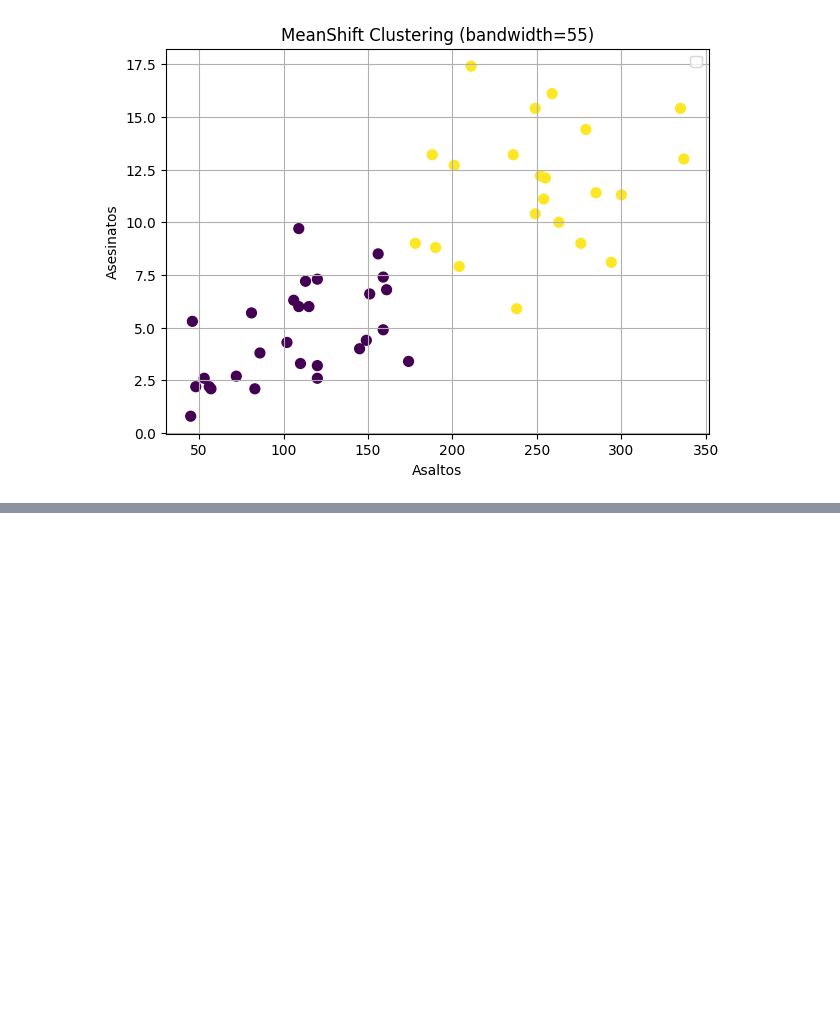
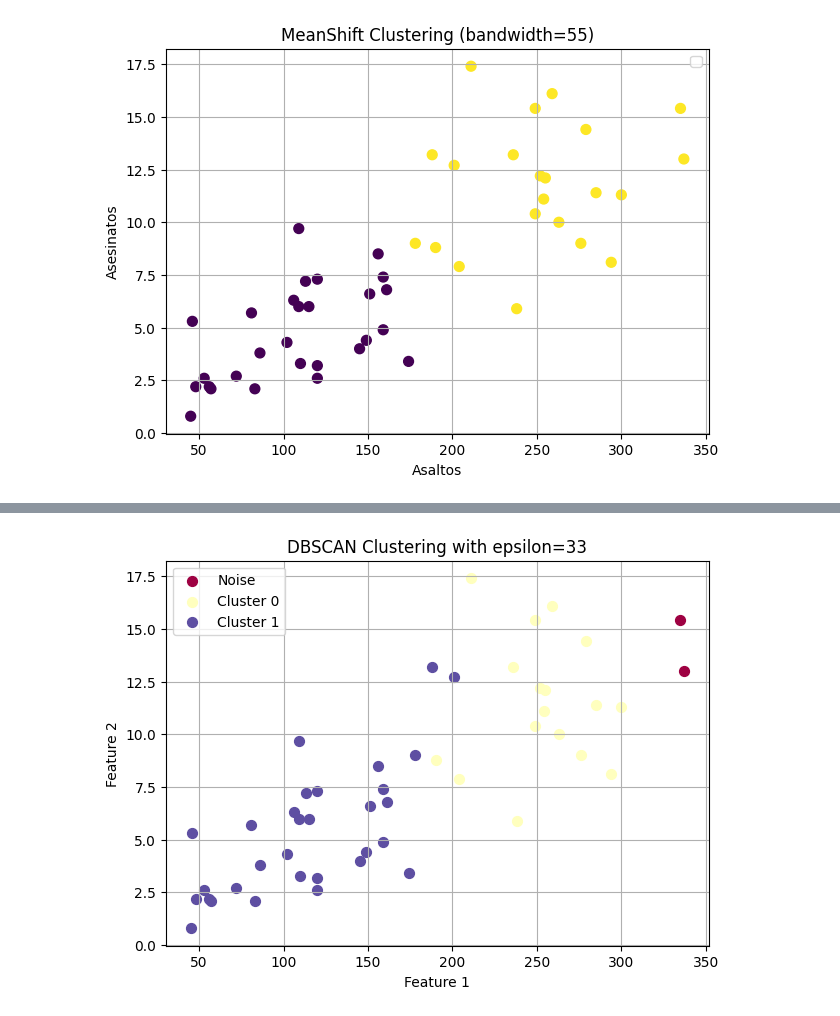
Before and after one commit to IvanGonzal0/Proyecto3_BigData_Clustering, a Jupyter notebook: Proyecto3_BigData_IvanGonzaloTapia.ipynb, the cells around one changed output, grey strips where cells are left out. Saved outputs shown, nothing was run; the diff lists cells and outputs as text; code cells hidden in the pictures; blank space fills up the shorter version.

```diff
--- a/Proyecto3_BigData_IvanGonzaloTapia.ipynb
+++ b/Proyecto3_BigData_IvanGonzaloTapia.ipynb
@@ -233,0 +255,28 @@ WARNING:matplotlib.legend:No artists with labels found to put in legend.  Note t
+# %%
+from sklearn.cluster import DBSCAN
+import matplotlib.pyplot as plt
+
+# Ajusta DBSCAN
+db = DBSCAN(eps=36, min_samples=5).fit(df_crimenes)
+
+# Etiquetas de cluster
+labels = db.labels_
+
+# Grafica los resultados
+plt.figure(figsize=(7, 5))
+unique_labels = np.unique(labels)
+colors = plt.cm.Spectral(np.linspace(0, 1, len(unique_labels)))
+
+for (label, color) in zip(unique_labels, colors):
+    class_member_mask = (labels == label)
+    xy = df_crimenes[class_member_mask]
+    plt.scatter(xy['Asaltos'], xy['Asesinatos'], s=50, color=color, label='Cluster {}'.format(label) if label != -1 else 'Noise')
+
+plt.title('DBSCAN Clustering with epsilon=33')
+plt.xlabel("Feature 1")
+plt.ylabel("Feature 2")
+plt.grid(True)
+plt.legend()
+plt.show()
+# %% [output]
+[figure, added]
```
Also changed, not shown: parts of 4 cells of this notebook.
